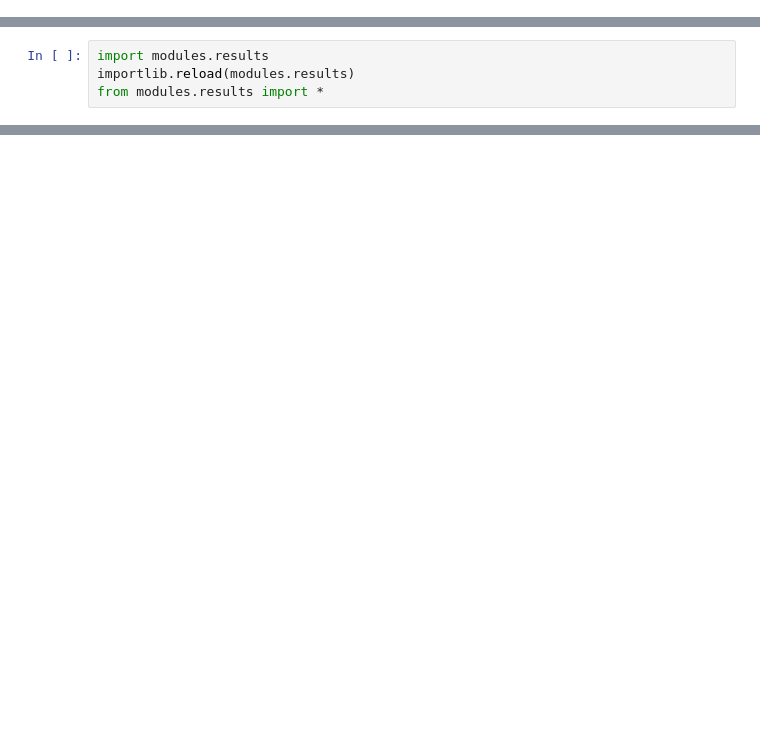
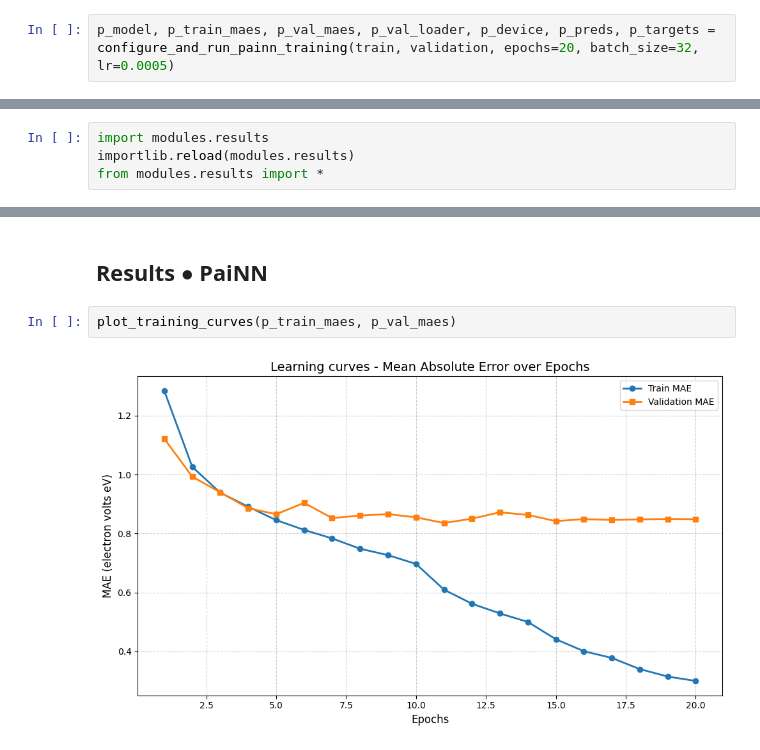
Before and after one commit to juanpaz90/h2-catalyst-ml, a Jupyter notebook: exploration.ipynb, the cells around one changed output, grey strips where cells are left out. Drawn from its saved outputs; the diff is of its cells as text; blank space fills up the shorter version.

```diff
--- a/exploration.ipynb
+++ b/exploration.ipynb
@@ -290,0 +301,2 @@ Checkpoint saved.
+# %%
+p_model, p_train_maes, p_val_maes, p_val_loader, p_device, p_preds, p_targets = configure_and_run_painn_training(train, validation, epochs=20, batch_size=32, lr=0.0005)
@@ -325,0 +352,6 @@ plot_parity_results(preds, targets)
+# %% [markdown]
+## **Results** ● **PaiNN**
+# %%
+plot_training_curves(p_train_maes, p_val_maes)
+# %% [output]
+[figure, added]
```
Also changed, not shown: parts of 22 cells of this notebook, 2 other files.
